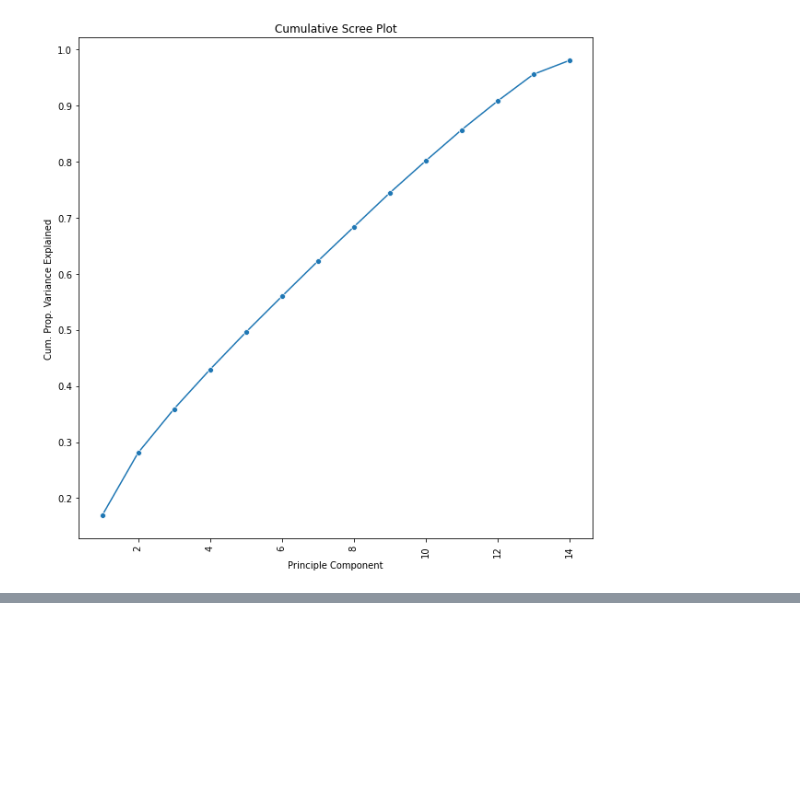
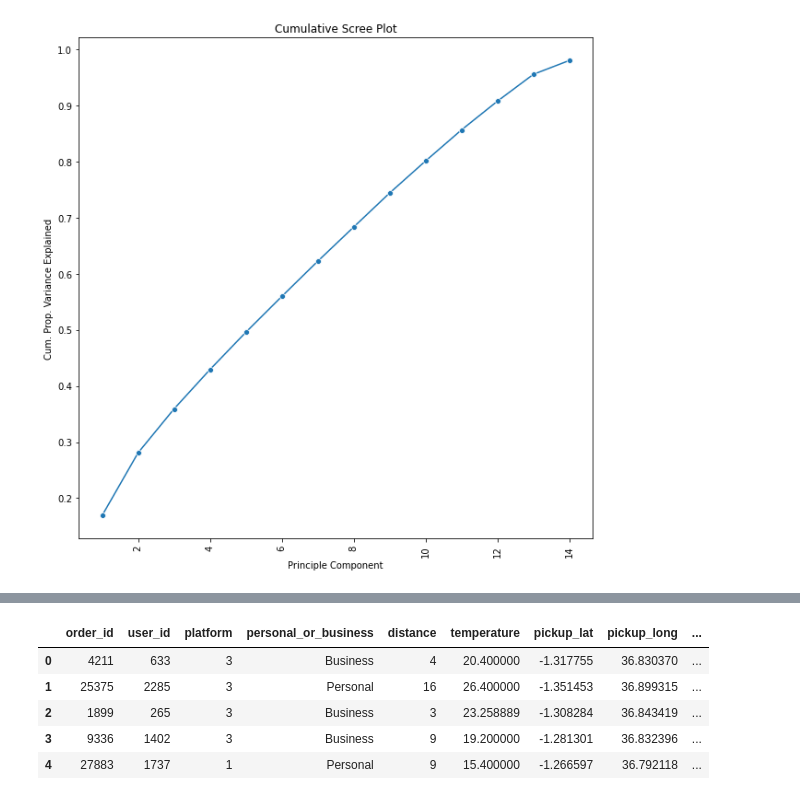
Before and after one commit to jeremylee73/ix-sendy-logistics, a Jupyter notebook: sendy-logistics.ipynb, the cells around one changed output, grey strips where cells are left out. Drawn from its saved outputs; the diff is of its cells as text; code cells hidden in the pictures; blank space fills up the shorter version.

```diff
--- a/sendy-logistics.ipynb
+++ b/sendy-logistics.ipynb
@@ -155,3 +155,12 @@ train_pcs.head()
 | 2 | -0.760128 | -0.908211 | -1.593468 | -0.056561 | 0.070582 | -0.711655 | 0.870340 | -2.200820 | -0.207412 | -0.055288 | -0.349951 | ... |
 | 3 | -0.413675 | -0.292610 | -0.083650 | 0.003881 | 0.061995 | 0.823508 | 0.429542 | -0.269254 | -0.941953 | -1.626428 | 0.951779 | ... |
 | 4 | 4.447018 | -0.526868 | 0.352507 | 0.307751 | -1.946482 | 0.247814 | -1.835119 | 0.081959 | -0.038116 | -1.810311 | 0.137308 | ... |
+# %%
+train.head()
+# %% [output]
+|  | order_id | user_id | platform | personal_or_business | distance | temperature | pickup_lat | pickup_long | ... |
+| 0 | 4211 | 633 | 3 | Business | 4 | 20.400000 | -1.317755 | 36.830370 | ... |
+| 1 | 25375 | 2285 | 3 | Personal | 16 | 26.400000 | -1.351453 | 36.899315 | ... |
+| 2 | 1899 | 265 | 3 | Business | 3 | 23.258889 | -1.308284 | 36.843419 | ... |
+| 3 | 9336 | 1402 | 3 | Business | 9 | 19.200000 | -1.281301 | 36.832396 | ... |
+| 4 | 27883 | 1737 | 1 | Personal | 9 | 15.400000 | -1.266597 | 36.792118 | ... |
```
Also changed, not shown: parts of 5 cells of this notebook.
